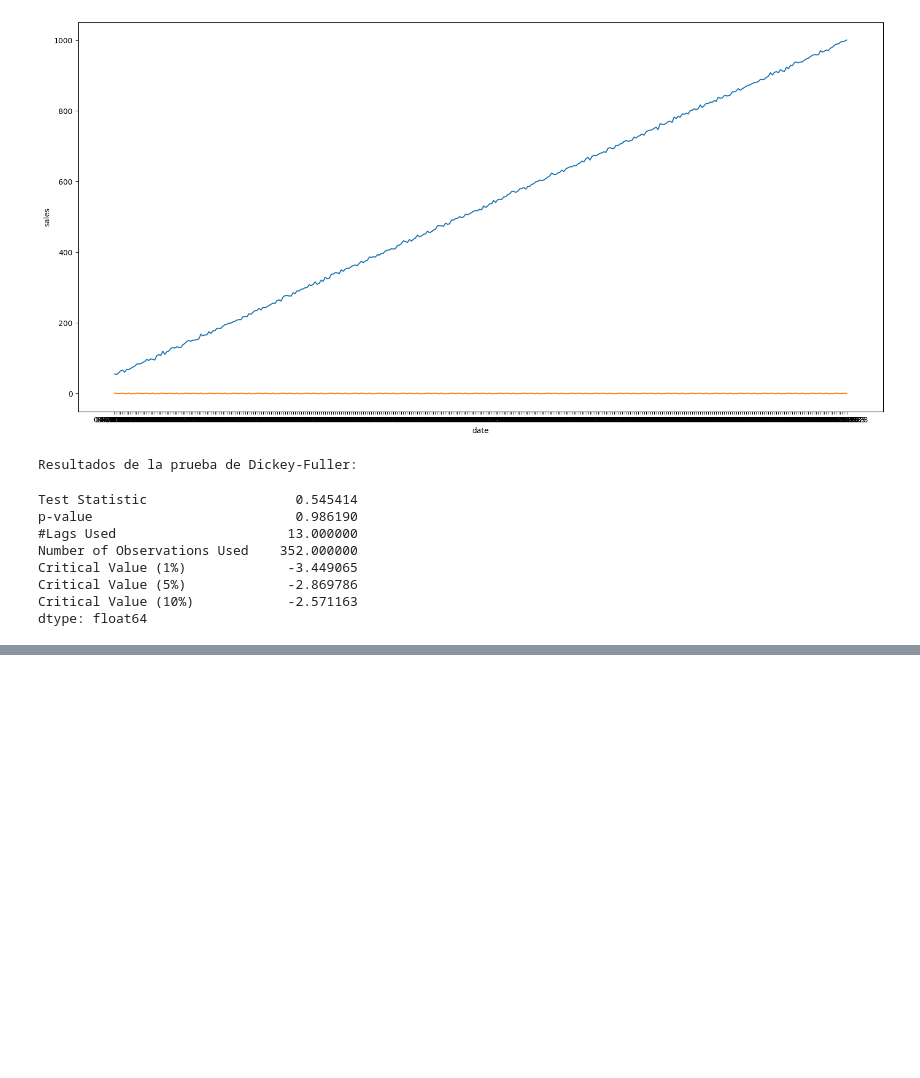
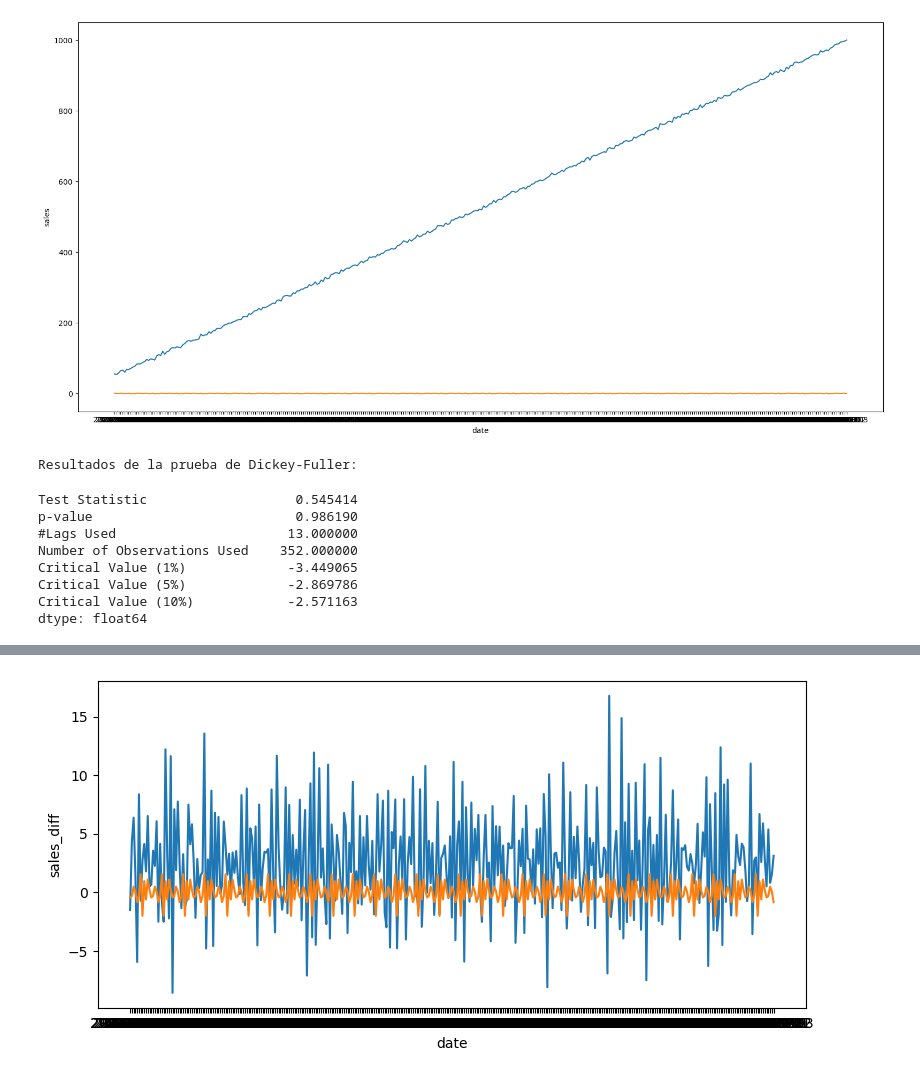
Before and after one commit to SamuelHollis/Time-series-1, a Jupyter notebook: src/explore.ipynb, the cells around one changed output, grey strips where cells are left out. Cells and saved outputs as stored; diff of their text form; code cells hidden in the pictures; blank space fills up the shorter version.

```diff
--- a/src/explore.ipynb
+++ b/src/explore.ipynb
@@ -122,3 +138,5 @@ Critical Value (1%)             -3.449065
 Critical Value (5%)             -2.869786
 Critical Value (10%)            -2.571163
 dtype: float64
+# %%
+df_dif = pd.DataFrame(data)
@@ -124,0 +159,4 @@ dtype: float64
+# %%
+df_dif['date'] = pd.to_datetime(df_dif['date']).dt.strftime('%Y-%m-%d')
+df_dif = df_dif.set_index('date')
+df_dif
@@ -124,0 +178,7 @@ dtype: float64
+# %%
+df_dif['sales_diff'] = df_dif['sales'].diff().dropna()
+
+ts_df_dif = df_dif['sales_diff']
+ts_df_dif.dropna(inplace = True)
+
+ts_df_dif
@@ -124,0 +212,15 @@ dtype: float64
+# %%
+flights_dif_decomposition = seasonal_decompose(ts_df_dif, period = 12)
+
+flights_dif_seasonal = flights_dif_decomposition.seasonal
+
+fig, axis = plt.subplots(figsize = (8, 4))
+
+sns.lineplot(data = ts_df_dif)
+sns.lineplot(data = flights_dif_seasonal)
+
+plt.tight_layout()
+
+plt.show()
+# %% [output]
+[figure, added]
```
Also changed, not shown: parts of 19 cells of this notebook.
